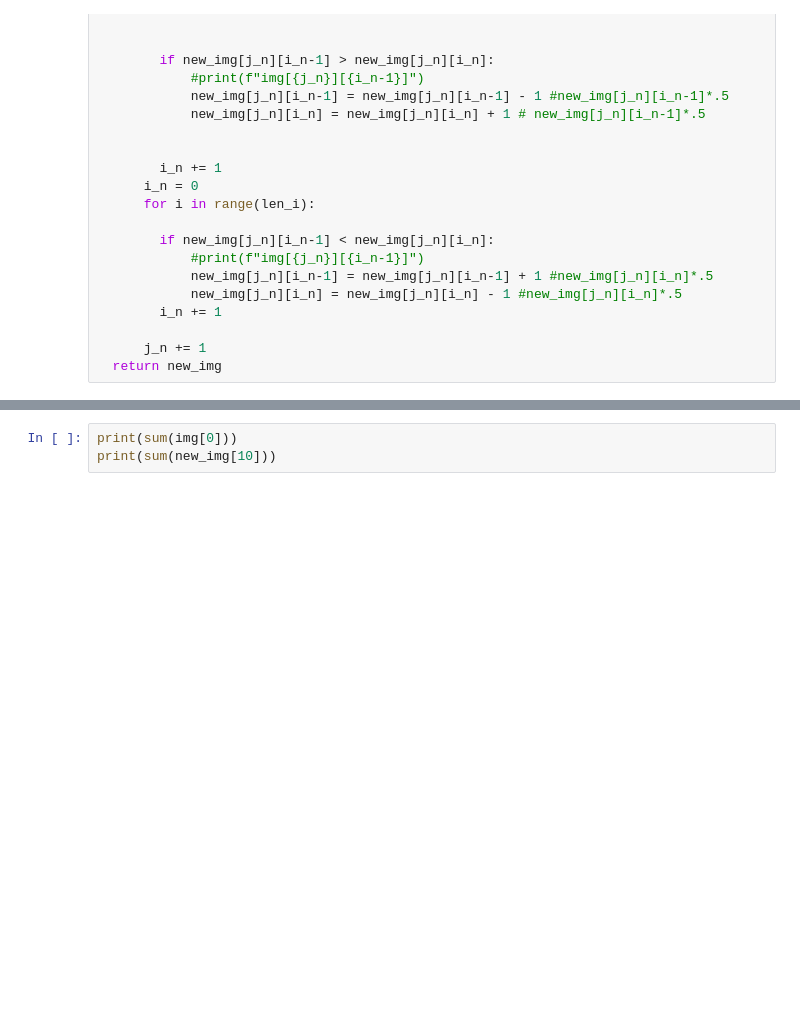
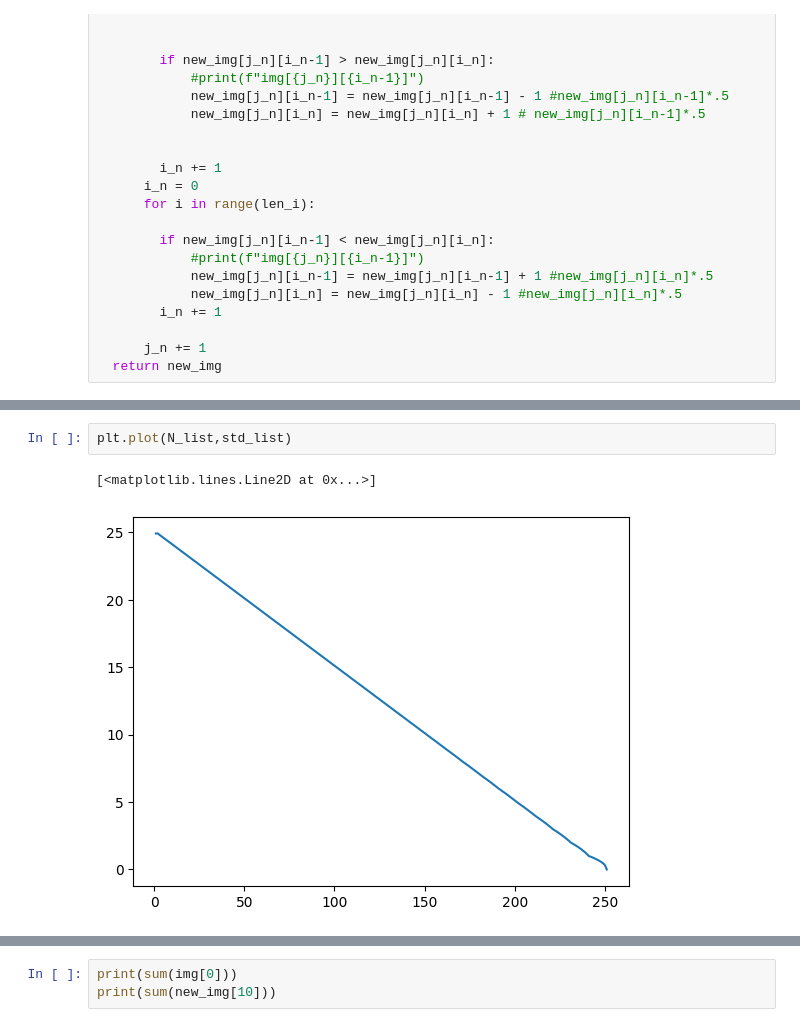
Before and after one commit to reinanbrNotebooks/Colab_Notebooks, a Jupyter notebook: grade_termodinamica.ipynb, the cells around one changed output, grey strips where cells are left out. Saved outputs shown, nothing was run; the diff lists cells and outputs as text; blank space fills up the shorter version.

```diff
--- a/grade_termodinamica.ipynb
+++ b/grade_termodinamica.ipynb
@@ -138,0 +199,5 @@ N = 251 -> [s=0.0 | mod=75.0 | std=0.0]
+# %%
+plt.plot(N_list,std_list)
+# %% [output]
+[<matplotlib.lines.Line2D at 0x...>]
+[figure, added]
```
Also changed, not shown: parts of 11 cells of this notebook.
